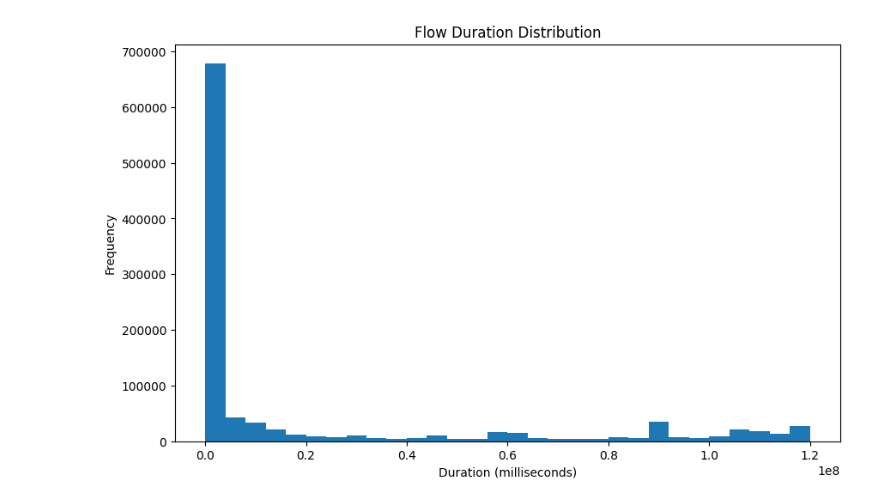
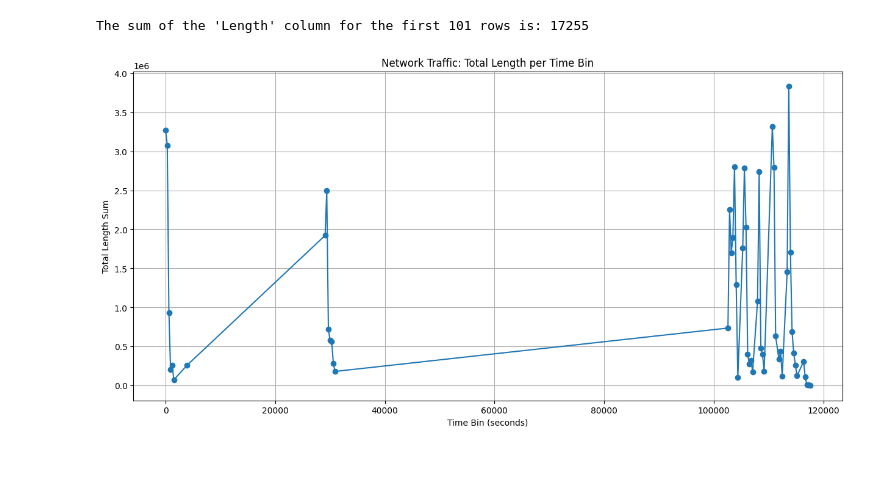
Before and after one commit to sebgro98/traffic-prediction, a Jupyter notebook: prediction1.ipynb, the cells around one changed output. Saved outputs shown, nothing was run; the diff lists cells and outputs as text; code cells hidden in the pictures; blank space fills up the shorter version.

```diff
--- a/prediction1.ipynb
+++ b/prediction1.ipynb
@@ -106,15 +1,33 @@ plt.show()
-# %%
-chunks = []
-
-for chunk in pd.read_csv('data2.csv', chunksize=chunk_size):
-    chunks.append(chunk['Flow.Duration'])
-
-flow_duration_df = pd.concat(chunks)
-
-flow_duration_df.plot(kind='hist', bins=30, figsize=(10, 6))
-plt.title('Flow Duration Distribution')
-plt.xlabel('Duration (milliseconds)')
-plt.ylabel('Frequency')
-plt.show()
-# %% [output]
-[figure, removed]
+# %%
+import pandas as pd
+
+# Define the file path (make sure to use double backslashes or a raw string)
+file_path = 'late.csv'
+
+# Read the first 101 rows of the CSV file
+data = pd.read_csv(file_path, nrows=81)
+
+# Sum the 'Length' column of the first 101 rows
+length_sum = data['Length'].sum()
+
+print(f"The sum of the 'Length' column for the first 101 rows is: {length_sum}")
+# %% [output]
+The sum of the 'Length' column for the first 101 rows is: 17255
+# %%
+import pandas as pd
+import matplotlib.pyplot as plt
+
+# Load the aggregated data from the CSV file
+file_path = 'C:/Users/sebron2/Desktop/New folder/test8.csv'  # Make sure the path is correct
+aggregated_data = pd.read_csv(file_path)
+
+# Plotting
+plt.figure(figsize=(15, 7))
+plt.plot(aggregated_data['TimeBin'], aggregated_data['Total.Fwd.Packets'], marker='o', linestyle='-')
+plt.title('Network Traffic: Total Length per Time Bin')
+plt.xlabel('Time Bin (seconds)')
+plt.ylabel('Total Length Sum')
+plt.grid(True)
+plt.show()
+# %% [output]
+[figure, added]
```
Also changed, not shown: parts of 8 cells of this notebook.
